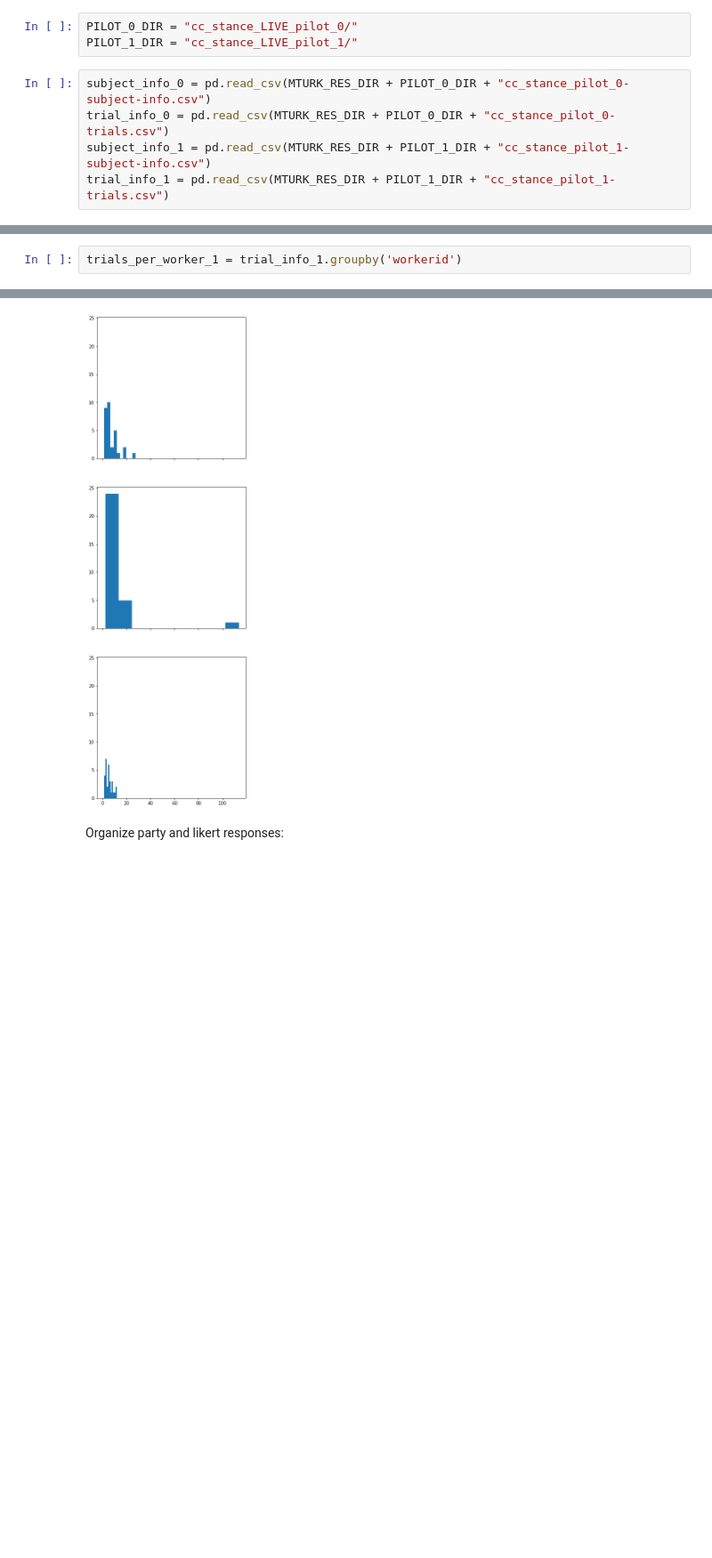
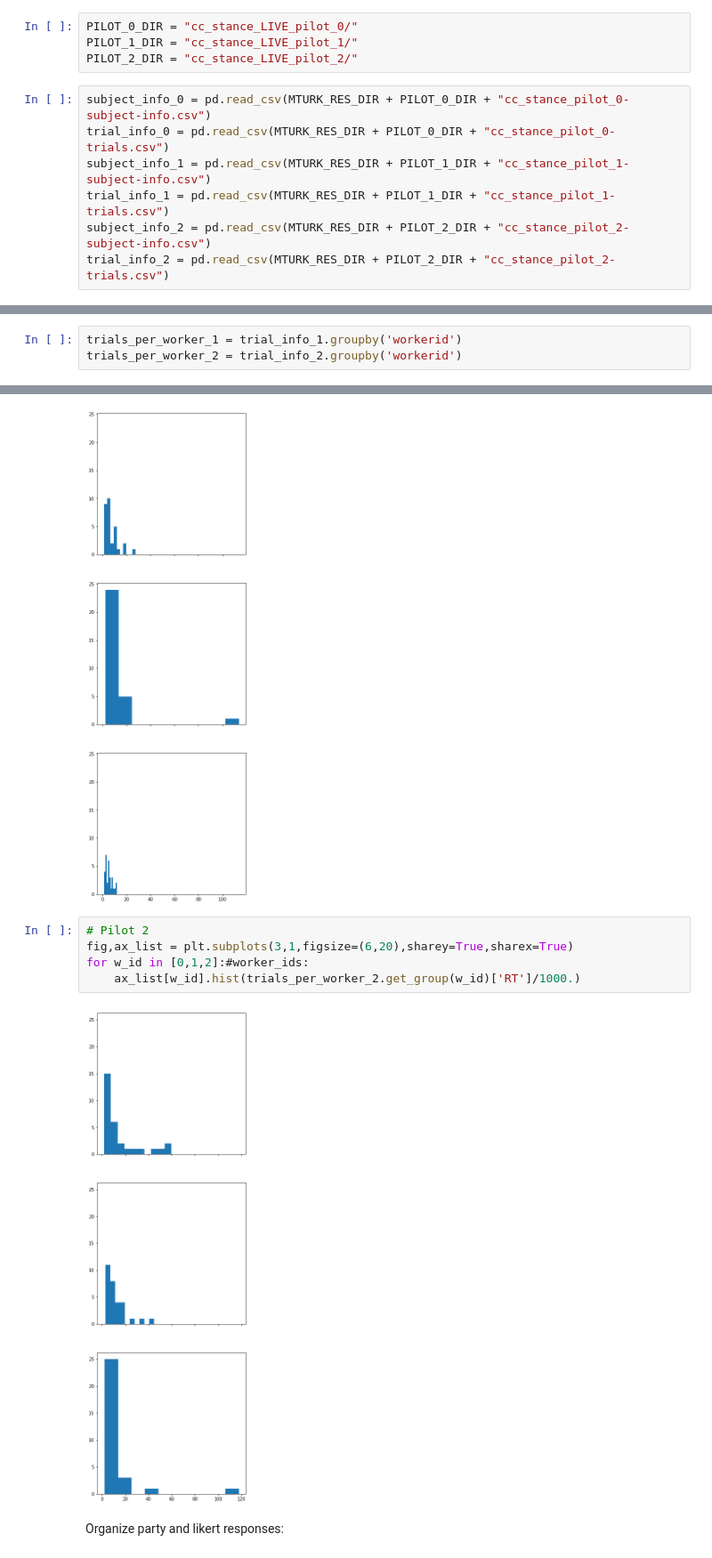
Before and after one commit to yiweiluo/GWStance, a Jupyter notebook: cc_stance/MTurk_results/Inter-annotator agreements.ipynb, the cells around one changed output, grey strips where cells are left out. Shown at 89% size. Drawn from its saved outputs; the diff is of its cells as text; blank space fills up the shorter version.

```diff
--- a/cc_stance/MTurk_results/Inter-annotator agreements.ipynb
+++ b/cc_stance/MTurk_results/Inter-annotator agreements.ipynb
@@ -6,11 +6,14 @@ MTURK_RES_DIR = "/Users/yiweiluo/mturk_tools/Submiterator/projectfiles/"
 # %%
 PILOT_0_DIR = "cc_stance_LIVE_pilot_0/"
 PILOT_1_DIR = "cc_stance_LIVE_pilot_1/"
+PILOT_2_DIR = "cc_stance_LIVE_pilot_2/"
 # %%
 subject_info_0 = pd.read_csv(MTURK_RES_DIR + PILOT_0_DIR + "cc_stance_pilot_0-subject-info.csv")
 trial_info_0 = pd.read_csv(MTURK_RES_DIR + PILOT_0_DIR + "cc_stance_pilot_0-trials.csv")
 subject_info_1 = pd.read_csv(MTURK_RES_DIR + PILOT_1_DIR + "cc_stance_pilot_1-subject-info.csv")
 trial_info_1 = pd.read_csv(MTURK_RES_DIR + PILOT_1_DIR + "cc_stance_pilot_1-trials.csv")
+subject_info_2 = pd.read_csv(MTURK_RES_DIR + PILOT_2_DIR + "cc_stance_pilot_2-subject-info.csv")
+trial_info_2 = pd.read_csv(MTURK_RES_DIR + PILOT_2_DIR + "cc_stance_pilot_2-trials.csv")
 # %%
 pd.set_option('display.max_rows', 1000)
 trial_info_1
@@ -54,6 +57,7 @@ trial_info_0
 | 149 | 30 | s3 | agrees | 4 | 2067 | screen |
 # %%
 trials_per_worker_1 = trial_info_1.groupby('workerid')
+trials_per_worker_2 = trial_info_2.groupby('workerid')
 # %%
 trials_per_worker_1.get_group(2)
 # %% [output]
@@ -137,6 +151,13 @@ for w_id in [0,1,2]:#worker_ids:
     ax_list[w_id].hist(trials_per_worker_1.get_group(w_id)['RT']/1000.)
 # %% [output]
 [figure]
+# %%
+# Pilot 2
+fig,ax_list = plt.subplots(3,1,figsize=(6,20),sharey=True,sharex=True)
+for w_id in [0,1,2]:#worker_ids:
+    ax_list[w_id].hist(trials_per_worker_2.get_group(w_id)['RT']/1000.)
+# %% [output]
+[figure, added]
 # %% [markdown]
 Organize party and likert responses:
 # %%
```
Also changed, not shown: parts of 26 cells of this notebook.
